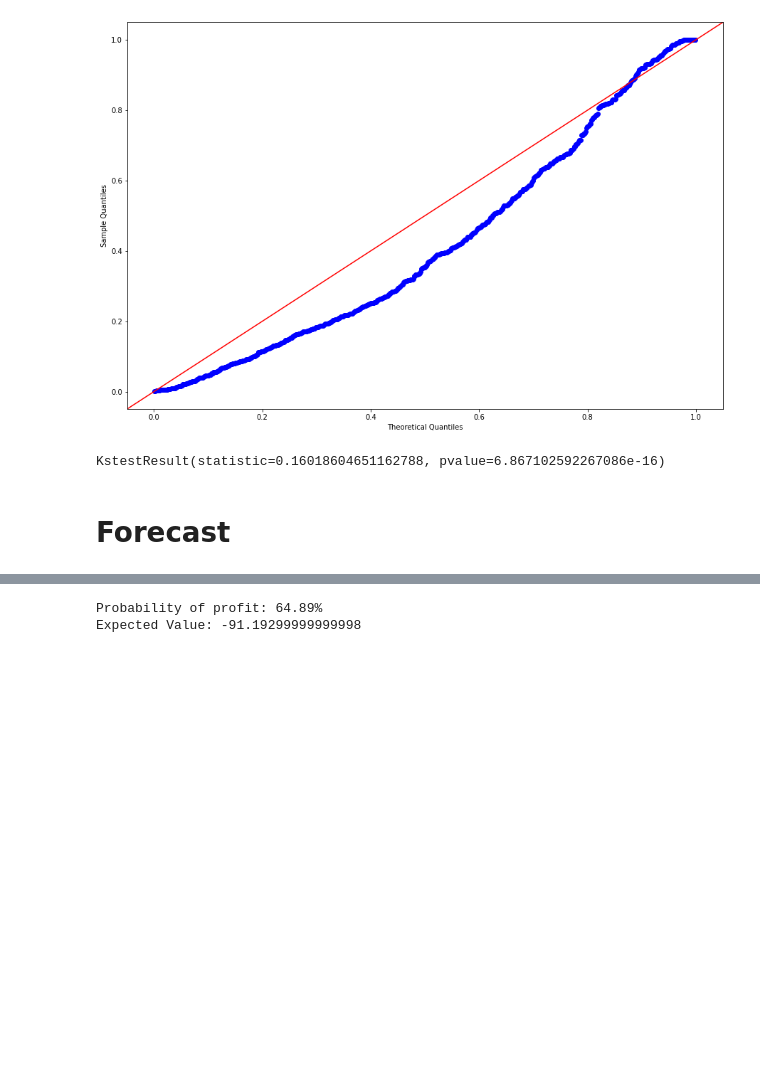
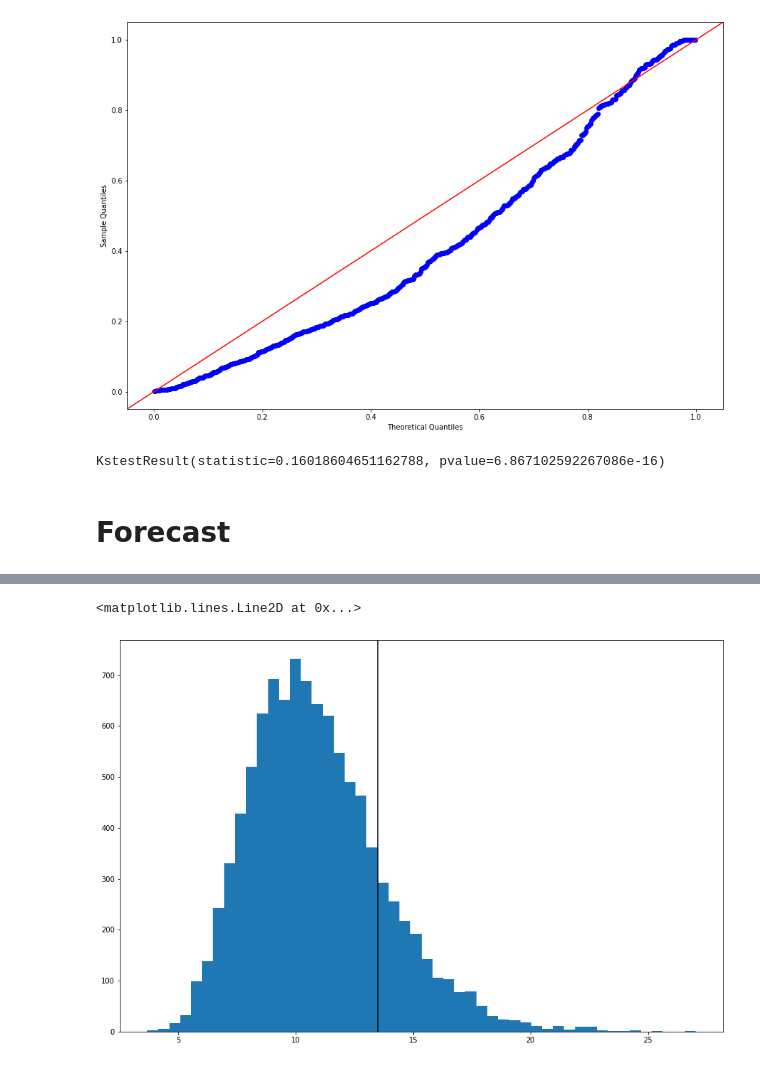
Before and after one commit to eadains/VolatilityTrading, a Jupyter notebook: RV_model.ipynb, the cells around one changed output, grey strips where cells are left out. Cells and saved outputs as stored; diff of their text form; code cells hidden in the pictures; blank space fills up the shorter version.

```diff
--- a/RV_model.ipynb
+++ b/RV_model.ipynb
@@ -322,3 +322,9 @@ stats.kstest(values, "uniform")
 KstestResult(statistic=0.16018604651162788, pvalue=6.867102592267086e-16)
 # %% [markdown]
 # Forecast
+# %%
+# Get last datapoint for next weeks forecast
+x_t = x.iloc[-1]
+# Get entire data set for training model
+forecast_x = x.loc[common_index]
+forecast_y = y.loc[common_index]
@@ -324,0 +359,13 @@ KstestResult(statistic=0.16018604651162788, pvalue=6.867102592267086e-16)
+# %%
+with open("./stan_model/RV_model.stan", "w") as file:
+    file.write(model_spec)
+
+model = CmdStanModel(stan_file="./stan_model/RV_model.stan")
+data = {
+    "N": len(forecast_x),
+    "M": len(forecast_x.columns),
+    "y": forecast_y.values,
+    "x": forecast_x.values,
+    "x_t": x_t.values
+}
+sample = model.sample(data=data, chains=4, parallel_chains=4, iter_warmup=500, iter_sampling=2500, max_treedepth=11)
@@ -325,5 +384,5 @@ KstestResult(statistic=0.16018604651162788, pvalue=6.867102592267086e-16)
 # %%
-forecast = model_data.posterior.y_t.values.reshape(10000)
+forecast = sample.stan_variable(name="y_t")
 # %%
 print(f"""Date: {str(x.index[-1].date())}
 Forecasted Volatility: {round(np.mean(forecast) * np.sqrt(252/5) * 100, 2)}%
@@ -339,7 +398,7 @@ Forecasted Volatility: 9.37%
 # %%
 # Average gap between VIX and RV over the last year
-current_iv = 11.1
-current_vix = 17.98
+current_iv = 13.5
+current_vix = 18.78
 vix_gap = (vix * np.sqrt(252/5) * 100) - (wk_vol * np.sqrt(252/5) * 100)
 print(f"Mean VIX-RV gap: {round(vix_gap[-252:].mean(), 2)}%")
 print(f"Current gap: {round(current_vix - (np.mean(forecast) * np.sqrt(252/5) * 100), 2)}%")
@@ -362,12 +415,6 @@ forecasted_prices = spx.loc[x.index[-1]] * (1 + forecasted_returns)
-# %%
-short_put_strike = 4625
-short_call_strike = 4795
-premium = 130
-max_loss = 500
-pop = 100 - (stats.percentileofscore(forecasted_prices, short_put_strike) + (100 - stats.percentileofscore(forecasted_prices, short_call_strike)))
-pop /= 100
-print(f"Probability of profit: {pop * 100}%")
-print(f"Expected Value: {(pop * premium) - ((1-pop) * max_loss)}")
-# %% [output]
-Probability of profit: 64.89%
-Expected Value: -91.19299999999998
+# %%
+plt.hist(forecast * 100 * np.sqrt(252/5), bins=50)
+plt.axvline(current_iv, color="black")
+# %% [output]
+<matplotlib.lines.Line2D at 0x...>
+[figure, added]
```
Also changed, not shown: parts of 6 cells of this notebook.
